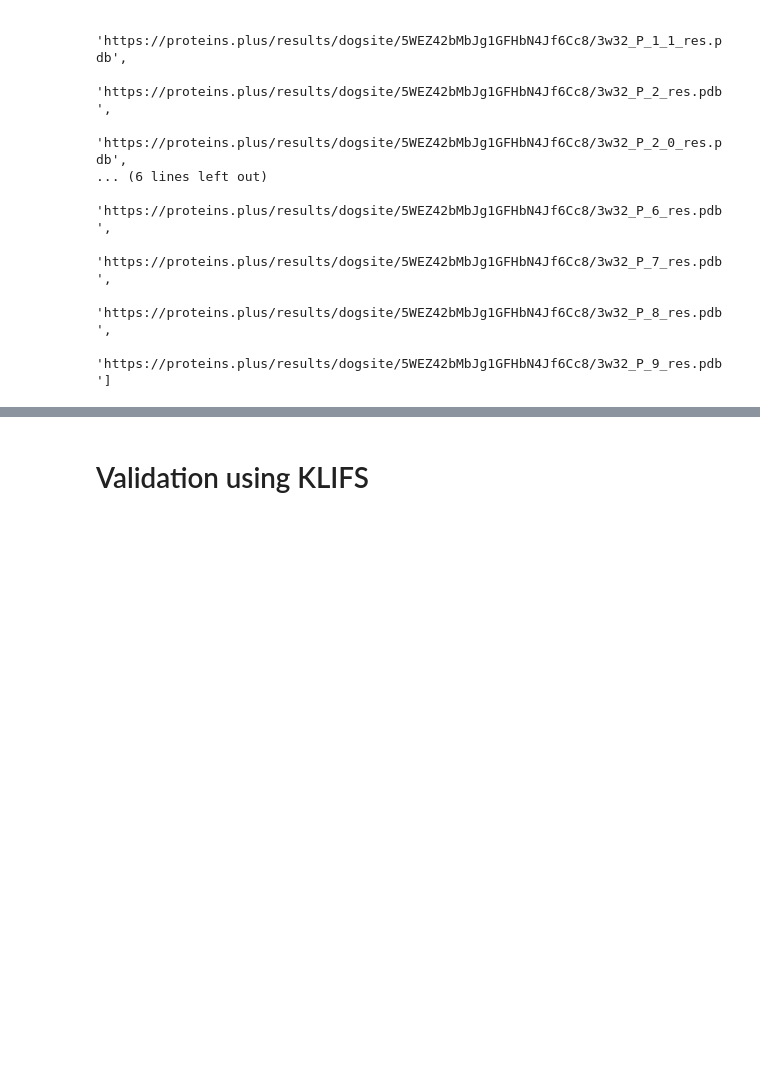
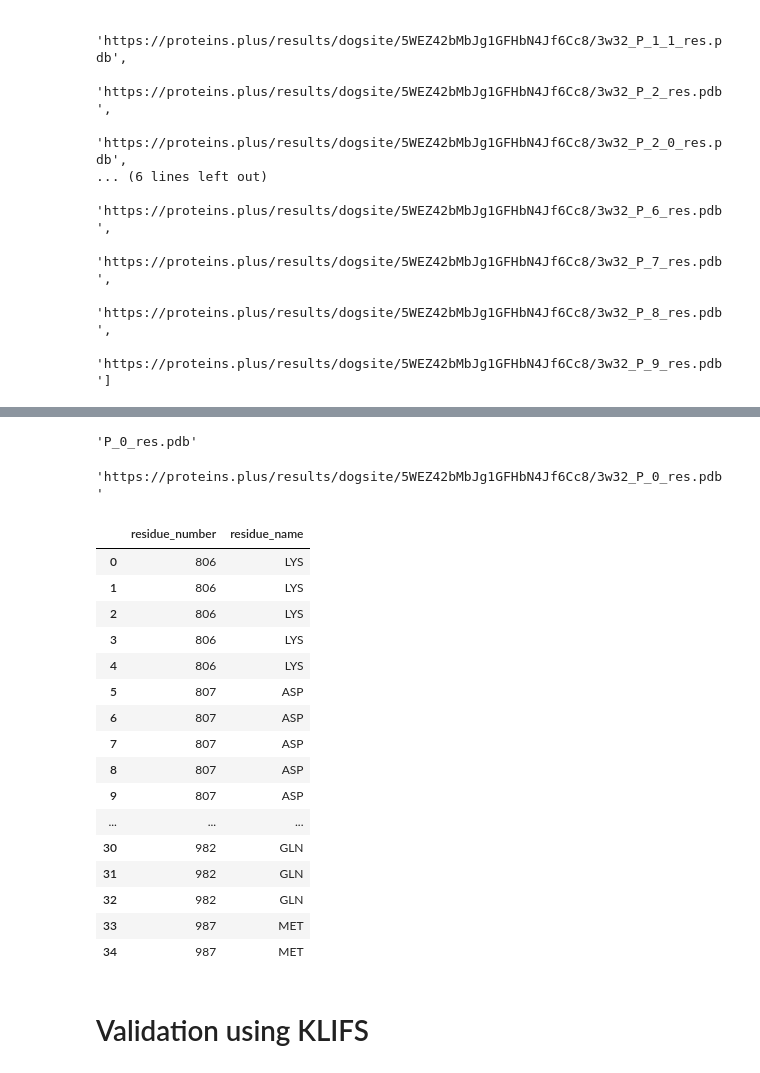
Before and after one commit to volkamerlab/TeachOpenCADD-BindingSiteDetection, a Jupyter notebook: 12_binding_site_detection.ipynb, the cells around one changed output, grey strips where cells are left out. Drawn from its saved outputs; the diff is of its cells as text; code cells hidden in the pictures; blank space fills up the shorter version.

```diff
--- a/12_binding_site_detection.ipynb
+++ b/12_binding_site_detection.ipynb
@@ -423,11 +404,0 @@ def get_best_pocket(best_pocket_location):
-# %%
-#def pocket_residue('name')
-
-result.json()['residues'][15]
-pdb_residues = requests.get(result.json()['residues'][15]).text
-ppdb = PandasPdb()
-pdb_df = ppdb._construct_df(pdb_residues.splitlines(True))['ATOM']
-pdb_df.residue_number
-pdb_df['residue_number']
-pdb_df[['residue_number', 'residue_name']]
-#pocket_residue_ids
@@ -452,8 +404,0 @@ pdb_df[['residue_number', 'residue_name']]
-# %%
-result = requests.get(job_location)
-result.json()['name'][0]
-pdb_residues = requests.get(result.json()['name'][0]).text
-ppdb = PandasPdb()
-pdb_df = ppdb._construct_df(name.splitlines(True))['P_0']
-pdb_df.name
-pdb_df['P_0']
@@ -461,0 +427,5 @@ KeyError: 'name'
+# %%
+best_binding_site = 'P_0_res.pdb'
+best_binding_site
+# %% [output]
+'P_0_res.pdb'
@@ -462,3 +456,36 @@ KeyError: 'name'
+# %%
+get_best_pocket_filenames(pocket_files, best_binding_site)
+# %% [output]
+'https://proteins.plus/results/dogsite/5WEZ42bMbJg1GFHbN4Jf6Cc8/3w32_P_0_res.pdb'
+# %%
+    """
+    Input : str
+        URL of the best binding site
+    output: str
+        Returns the residue number and residue name of the best binding site
+    """
+
+ppdb = PandasPdb()
+pdb_df = ppdb._construct_df(pdb_residues.splitlines(True))['ATOM']
+pdb_df[['residue_number', 'residue_name']]
+# %% [output]
+|  | residue_number | residue_name |
+| 0 | 806 | LYS |
+| 1 | 806 | LYS |
+| 2 | 806 | LYS |
+| 3 | 806 | LYS |
+| 4 | 806 | LYS |
+| 5 | 807 | ASP |
+| 6 | 807 | ASP |
+| 7 | 807 | ASP |
+| 8 | 807 | ASP |
+| 9 | 807 | ASP |
+| ... | ... | ... |
+| 30 | 982 | GLN |
+| 31 | 982 | GLN |
+| 32 | 982 | GLN |
+| 33 | 987 | MET |
+| 34 | 987 | MET |
 # %% [markdown]
 # Validation using KLIFS
 # %%
```
Also changed, not shown: parts of 16 cells of this notebook.
